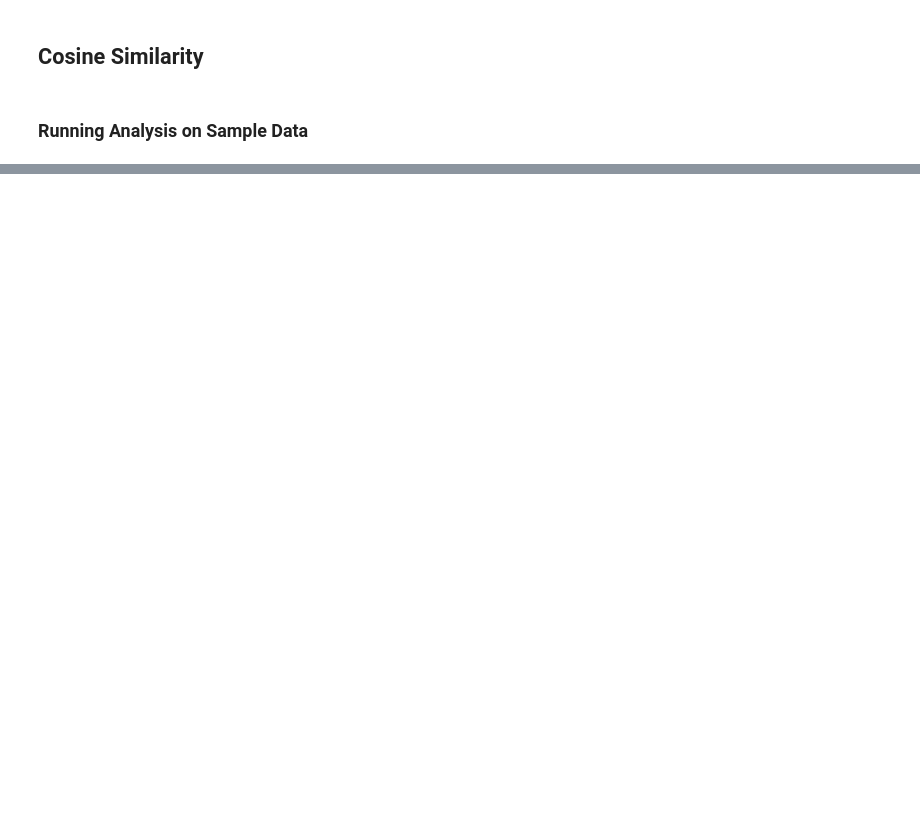
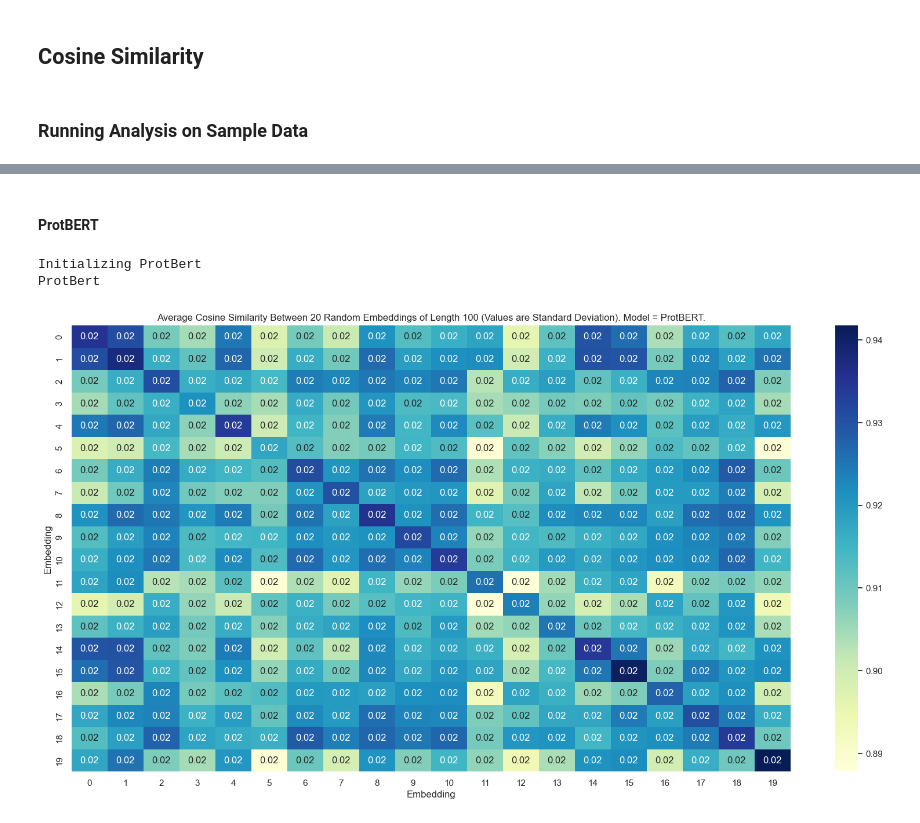
Before and after one commit to rgavigan/e-score, a Jupyter notebook: src/e-score.ipynb, the cells around one changed output, grey strips where cells are left out. Cells and saved outputs as stored; diff of their text form; code cells hidden in the pictures; blank space fills up the shorter version.

```diff
--- a/src/e-score.ipynb
+++ b/src/e-score.ipynb
@@ -897,0 +911,34 @@ with open("embeddings-prott5.txt", "r") as f:
+# %% [markdown]
+#### ProtBERT
+# %%
+# Repeat for ProtBERT
+scoring = MODELS_LIST[1] # ProtBert
+model, tokenizer = get_model(scoring)
+embeddings_protbert = get_fasta_embeddings(seqs_path, model, tokenizer, scoring)
+
+num_embeddings = len(embeddings_protbert)
+avgbert = np.zeros([num_embeddings, num_embeddings])
+stdbert = np.zeros([num_embeddings, num_embeddings])
+
+# Compare every pair of embeddings
+for i in range(num_embeddings):
+    for j in range(num_embeddings):
+        # Get cosine similarities between the embeddings (they can be different dimensions)
+        cos = torch.nn.CosineSimilarity(dim=0)
+        cosine_similarities = get_cosine_similarities(embeddings_protbert[i], embeddings_protbert[j], input="embeddings", model=model, tokenizer=tokenizer, scoring=scoring)
+
+        avgbert[i, j] += np.mean(cosine_similarities)
+        stdbert[i, j] += np.std(cosine_similarities)
+
+
+# Visualize heatmaps of the average and standard deviation for the cosine similarities with seaborn
+plt.figure(figsize=(20, 10))
+heatmap_protbert = sns.heatmap(avgbert, annot=stdbert, fmt=".2f", cmap="YlGnBu")
+plt.xlabel('Embedding')
+plt.ylabel('Embedding')
+plt.title('Average Cosine Similarity Between 20 Random Embeddings of Length 100 (Values are Standard Deviation). Model = ProtBERT.')
+plt.show()
+# %% [output]
+Initializing ProtBert
+ProtBert
+[figure, added]
```
Also changed, not shown: parts of 29 cells of this notebook, 20 other files.
